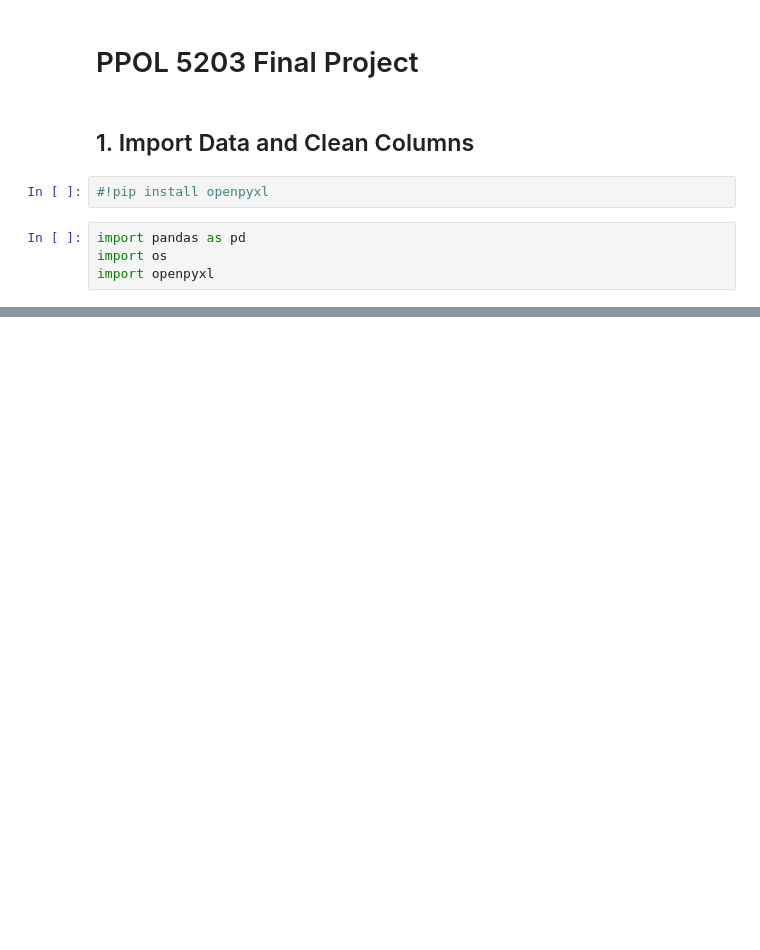
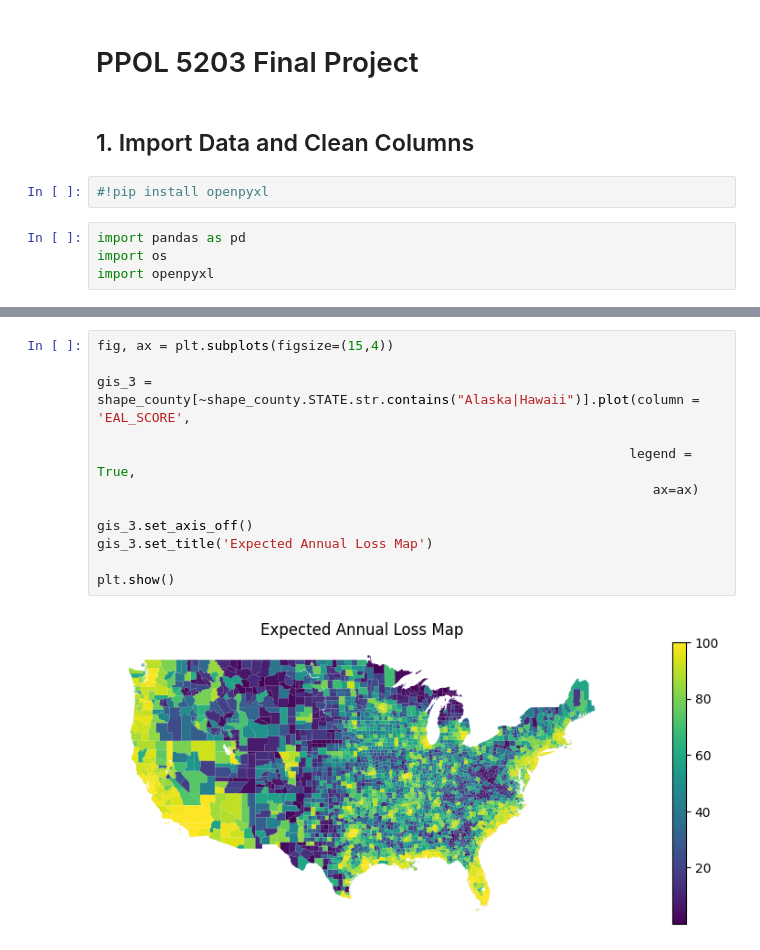
Before and after one commit to bridey397/PPOL5203_FinalProject, a Jupyter notebook: Python_code/GIS_Models.ipynb, the cells around one changed output, grey strips where cells are left out. Saved outputs shown, nothing was run; the diff lists cells and outputs as text; blank space fills up the shorter version.

```diff
--- a/Python_code/GIS_Models.ipynb
+++ b/Python_code/GIS_Models.ipynb
@@ -26,0 +113,14 @@ os.chdir("../")
+# %%
+fig, ax = plt.subplots(figsize=(15,4))
+
+gis_3 = shape_county[~shape_county.STATE.str.contains("Alaska|Hawaii")].plot(column = 'EAL_SCORE',
+
+                                                                    legend = True,
+                                                                       ax=ax)
+
+gis_3.set_axis_off()
+gis_3.set_title('Expected Annual Loss Map')
+
+plt.show()
+# %% [output]
+[figure, added]
```
Also changed, not shown: parts of 19 cells of this notebook, 2 other files.
